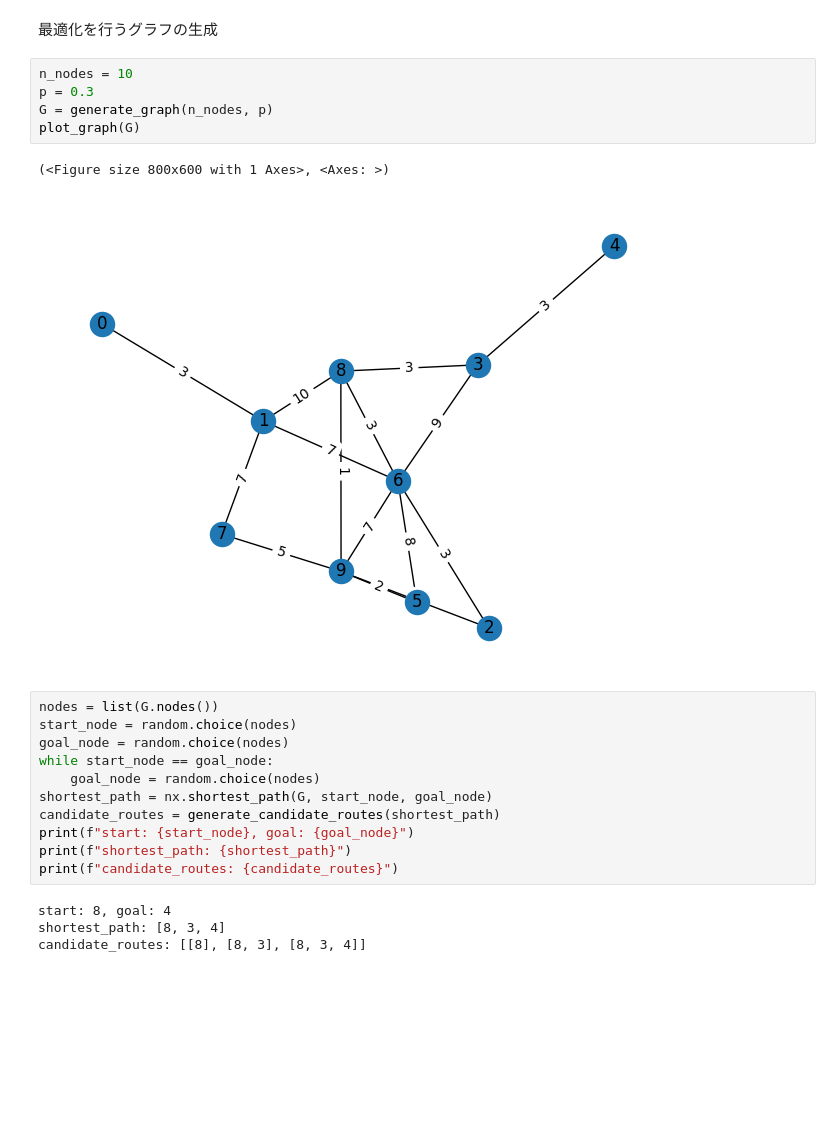
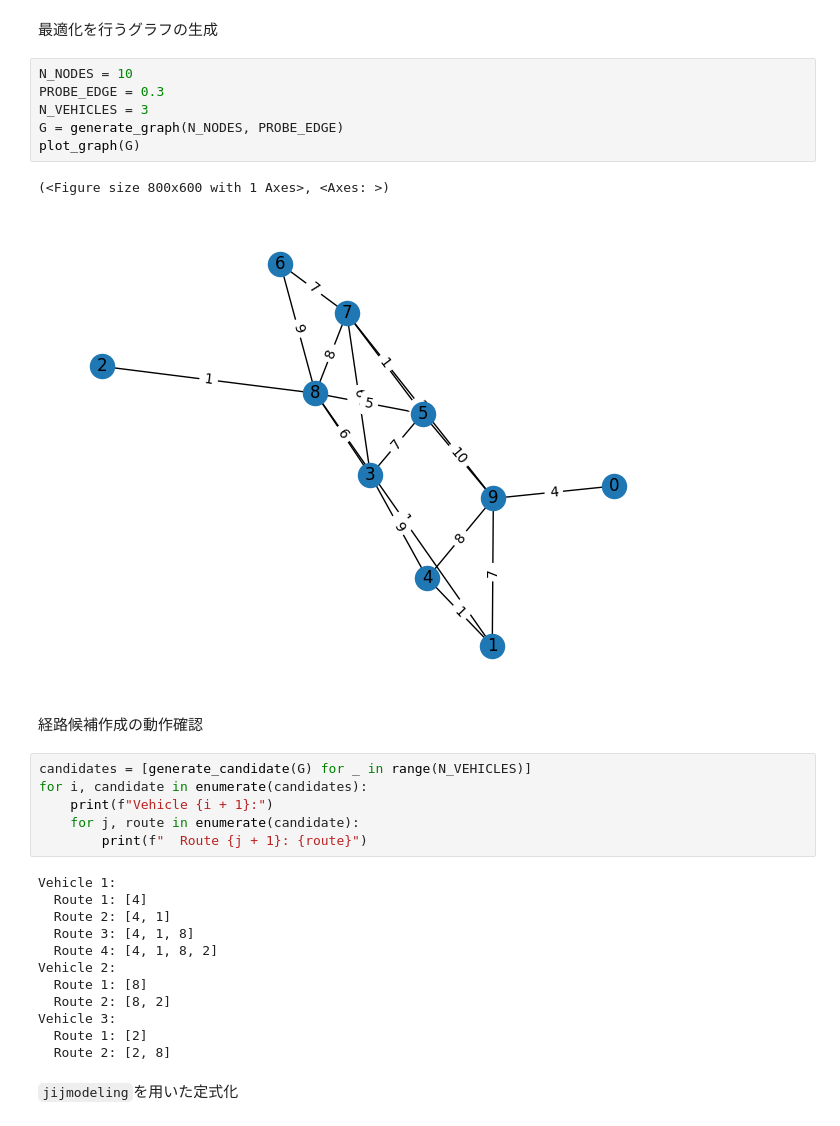
Before and after one commit to tunamaguro/qa4u3, a Jupyter notebook: poc.ipynb, the cells around one changed output. Drawn from its saved outputs; the diff is of its cells as text; blank space fills up the shorter version.

```diff
--- a/poc.ipynb
+++ b/poc.ipynb
@@ -55,25 +76,33 @@ def plot_graph(g: nx.Graph):
 # %% [markdown]
 最適化を行うグラフの生成
 # %%
-n_nodes = 10
-p = 0.3
-G = generate_graph(n_nodes, p)
+N_NODES = 10
+PROBE_EDGE = 0.3
+N_VEHICLES = 3
+G = generate_graph(N_NODES, PROBE_EDGE)
 plot_graph(G)
 # %% [output]
 (<Figure size 800x600 with 1 Axes>, <Axes: >)
-[figure, old version]
+[figure, new version]
+# %% [markdown]
+経路候補作成の動作確認
 # %%
-nodes = list(G.nodes())
-start_node = random.choice(nodes)
-goal_node = random.choice(nodes)
-while start_node == goal_node:
-    goal_node = random.choice(nodes)
-shortest_path = nx.shortest_path(G, start_node, goal_node)
-candidate_routes = generate_candidate_routes(shortest_path)
-print(f"start: {start_node}, goal: {goal_node}")
-print(f"shortest_path: {shortest_path}")
-print(f"candidate_routes: {candidate_routes}")
+candidates = [generate_candidate(G) for _ in range(N_VEHICLES)]
+for i, candidate in enumerate(candidates):
+    print(f"Vehicle {i + 1}:")
+    for j, route in enumerate(candidate):
+        print(f"  Route {j + 1}: {route}")
 # %% [output]
-start: 8, goal: 4
-shortest_path: [8, 3, 4]
-candidate_routes: [[8], [8, 3], [8, 3, 4]]
+Vehicle 1:
+  Route 1: [4]
+  Route 2: [4, 1]
+  Route 3: [4, 1, 8]
+  Route 4: [4, 1, 8, 2]
+Vehicle 2:
+  Route 1: [8]
+  Route 2: [8, 2]
+Vehicle 3:
+  Route 1: [2]
+  Route 2: [2, 8]
+# %% [markdown]
+`jijmodeling`を用いた定式化
```
Also changed, not shown: parts of 18 cells of this notebook.
